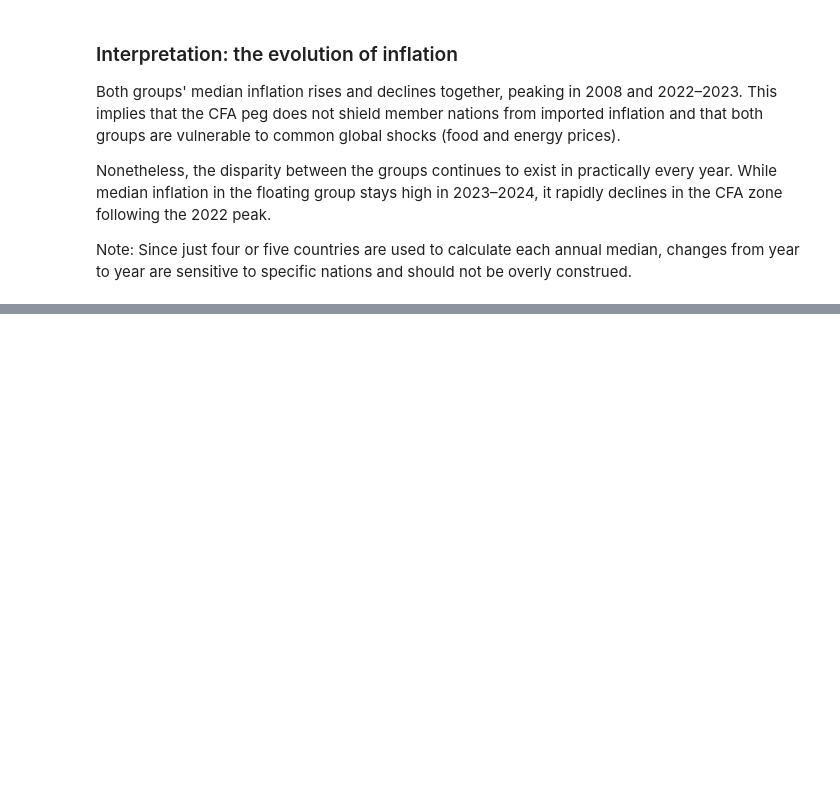
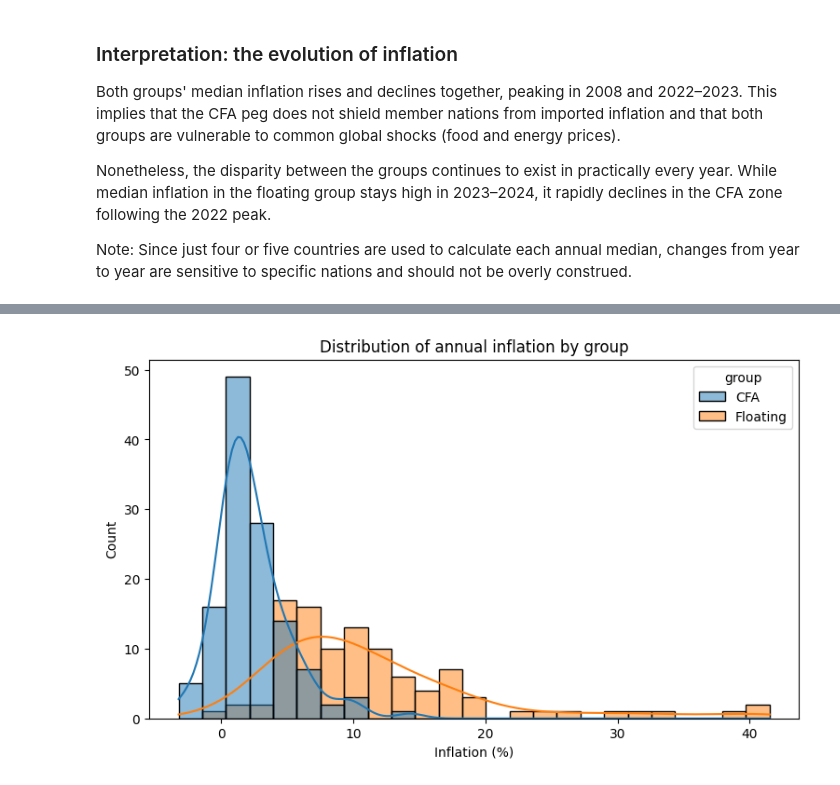
Before and after one commit to teddyddiallo/cfa-franc-vs-floating-currencies, a Jupyter notebook: notebooks/02_descriptive_stats.ipynb, the cells around one changed output, grey strips where cells are left out. Drawn from its saved outputs; the diff is of its cells as text; code cells hidden in the pictures; blank space fills up the shorter version.

```diff
--- a/notebooks/02_descriptive_stats.ipynb
+++ b/notebooks/02_descriptive_stats.ipynb
@@ -109,0 +139,9 @@ Note: Since just four or five countries are used to calculate each annual median
+# %%
+plt.figure(figsize=(9, 5))
+sns.histplot(data=df, x="inflation", hue="group", kde=True, bins=25)
+plt.title("Distribution of annual inflation by group")
+plt.xlabel("Inflation (%)")
+plt.savefig("../figures/inflation_histogram.png", dpi=150, bbox_inches="tight")
+plt.show()
+# %% [output]
+[figure, added]
```
Also changed, not shown: parts of 7 cells of this notebook, 2 other files.
